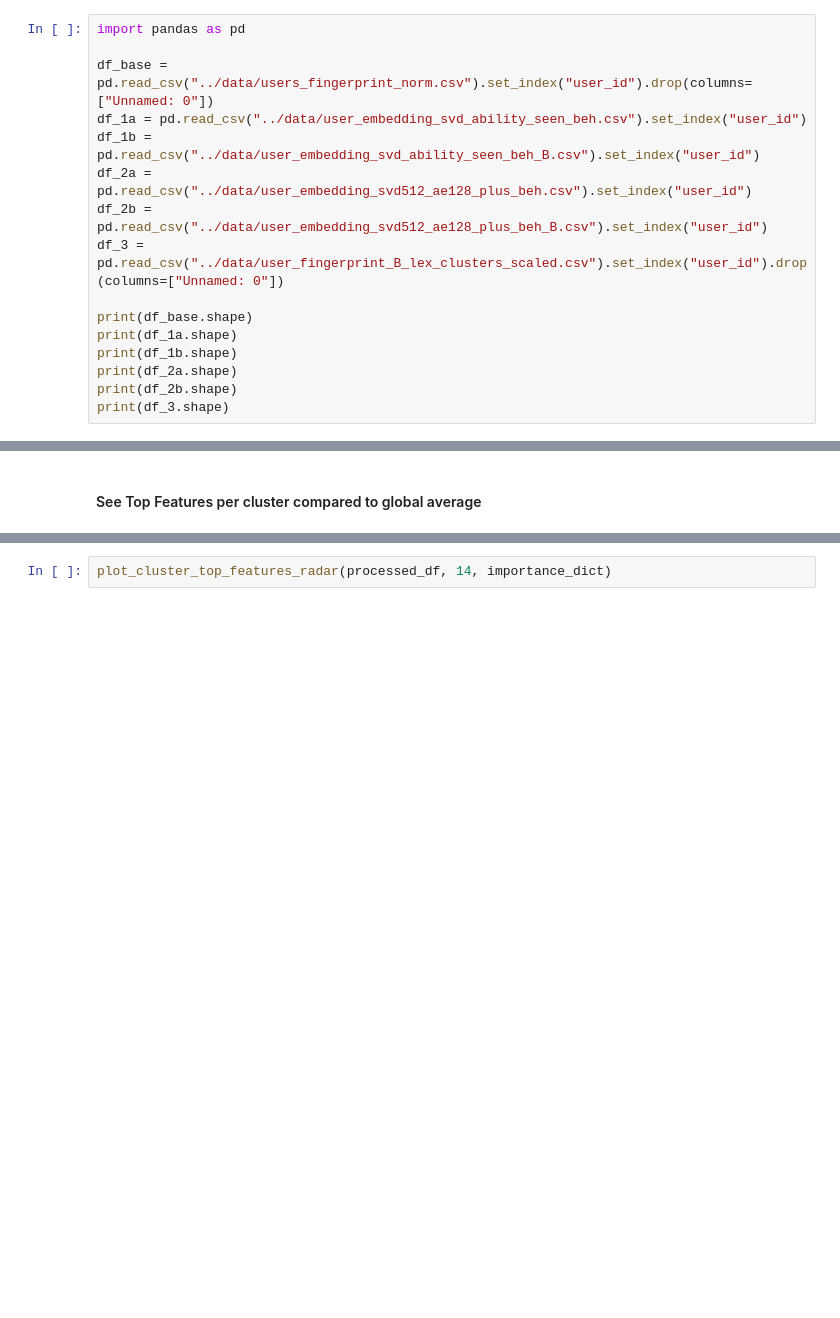
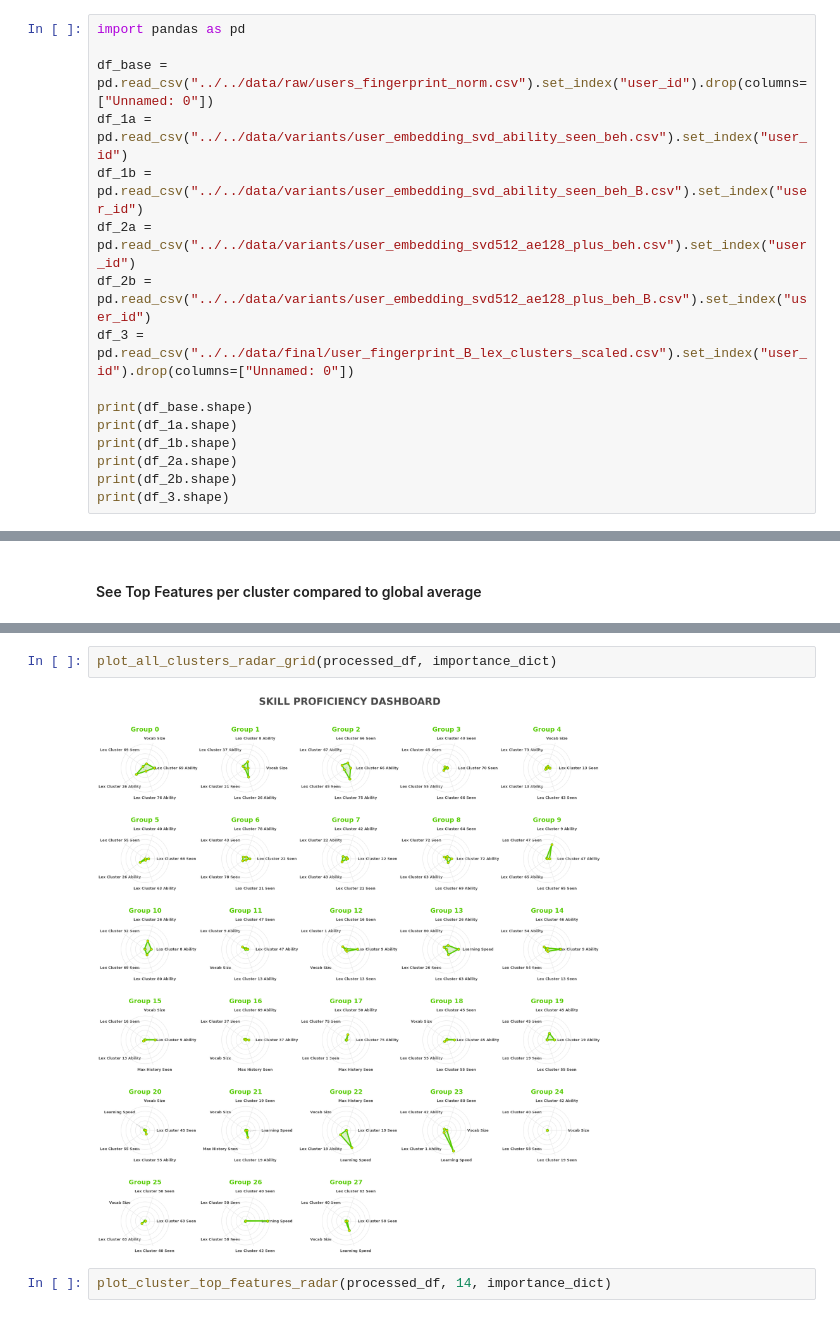
Before and after one commit to andrea-chong/KULDatathon2026, a Jupyter notebook: notebooks/Clustering/HDBSCAN_user_cluster.ipynb, the cells around one changed output, grey strips where cells are left out. Cells and saved outputs as stored; diff of their text form; blank space fills up the shorter version.

```diff
--- a/notebooks/HDBSCAN_user_cluster.ipynb
+++ b/notebooks/Clustering/HDBSCAN_user_cluster.ipynb
@@ -20,12 +17,12 @@ The autoreload extension is already loaded. To reload it, use:
 # %%
 import pandas as pd
 
-df_base = pd.read_csv("../data/users_fingerprint_norm.csv").set_index("user_id").drop(columns=["Unnamed: 0"])
-df_1a = pd.read_csv("../data/user_embedding_svd_ability_seen_beh.csv").set_index("user_id")
-df_1b = pd.read_csv("../data/user_embedding_svd_ability_seen_beh_B.csv").set_index("user_id")
-df_2a = pd.read_csv("../data/user_embedding_svd512_ae128_plus_beh.csv").set_index("user_id")
-df_2b = pd.read_csv("../data/user_embedding_svd512_ae128_plus_beh_B.csv").set_index("user_id")
-df_3 = pd.read_csv("../data/user_fingerprint_B_lex_clusters_scaled.csv").set_index("user_id").drop(columns=["Unnamed: 0"])
+df_base = pd.read_csv("../../data/raw/users_fingerprint_norm.csv").set_index("user_id").drop(columns=["Unnamed: 0"])
+df_1a = pd.read_csv("../../data/variants/user_embedding_svd_ability_seen_beh.csv").set_index("user_id")
+df_1b = pd.read_csv("../../data/variants/user_embedding_svd_ability_seen_beh_B.csv").set_index("user_id")
+df_2a = pd.read_csv("../../data/variants/user_embedding_svd512_ae128_plus_beh.csv").set_index("user_id")
+df_2b = pd.read_csv("../../data/variants/user_embedding_svd512_ae128_plus_beh_B.csv").set_index("user_id")
+df_3 = pd.read_csv("../../data/final/user_fingerprint_B_lex_clusters_scaled.csv").set_index("user_id").drop(columns=["Unnamed: 0"])
 
 print(df_base.shape)
 print(df_1a.shape)
@@ -111,3 +99,7 @@ plot_random_9_clusters_radar(processed_df, importance_dict)
+# %%
+plot_all_clusters_radar_grid(processed_df, importance_dict)
+# %% [output]
+[figure, added]
 # %%
 plot_cluster_top_features_radar(processed_df, 14, importance_dict)
 # %% [output]
```
Also changed, not shown: parts of 4 cells of this notebook, 24 other files.
